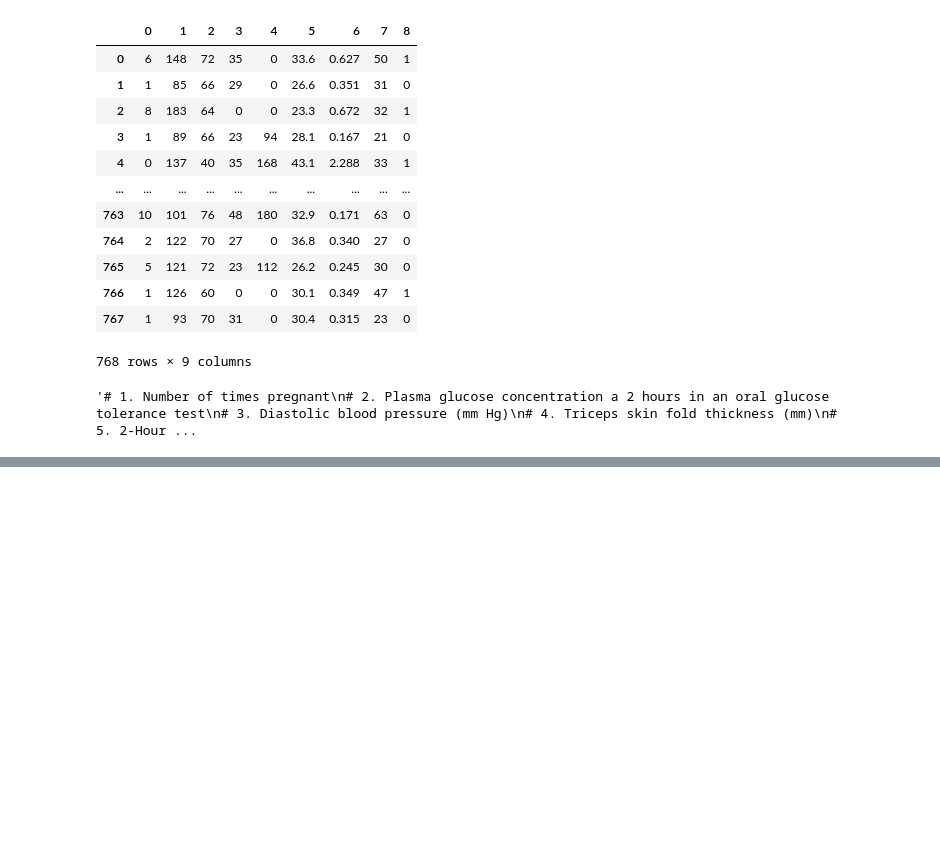
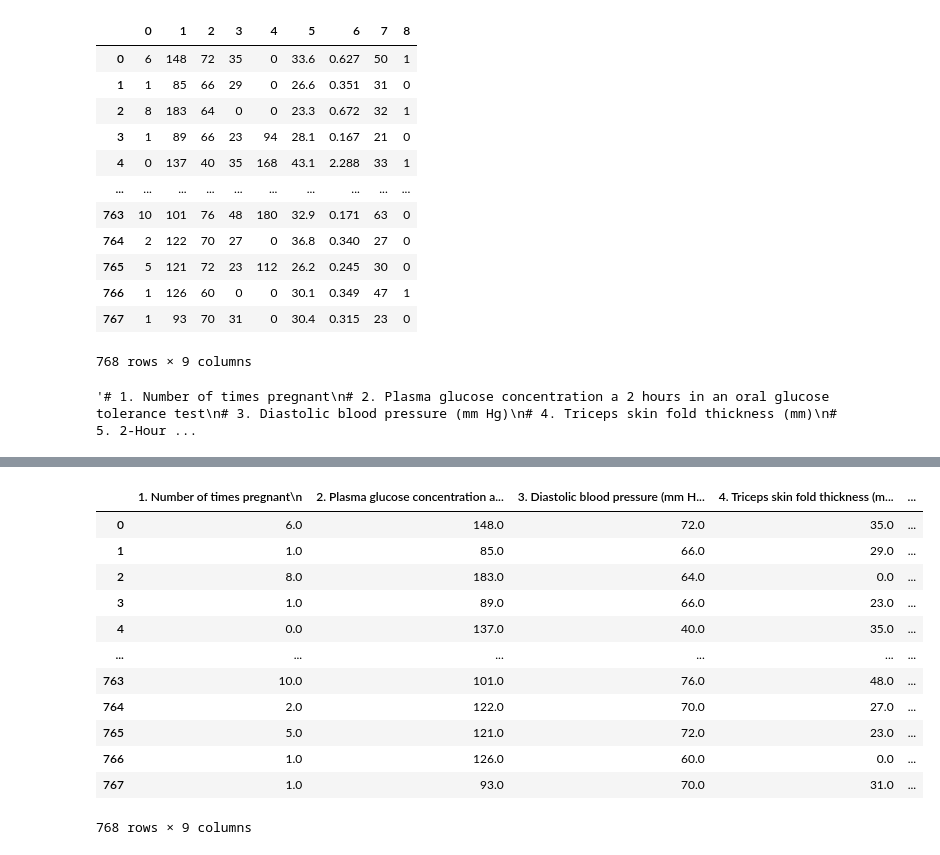
Before and after one commit to vvbshvv/machine-learining, a Jupyter notebook: 01.Intro/인디언복습.ipynb, the cells around one changed output, grey strips where cells are left out. Saved outputs shown, nothing was run; the diff lists cells and outputs as text; code cells hidden in the pictures; blank space fills up the shorter version.

```diff
--- a/01.Intro/인디언복습.ipynb
+++ b/01.Intro/인디언복습.ipynb
@@ -25,4 +25,7 @@ a
 # %% [output]
 '# 1. Number of times pregnant\n# 2. Plasma glucose concentration a 2 hours in an oral glucose tolerance test\n# 3. Diastolic blood pressure (mm Hg)\n# 4. Triceps skin fold thickness (mm)\n# 5. 2-Hour ...
 # %%
-# 1. Number of times pregnant\n# 2. Plasma glucose concentration a 2 hours in an oral glucose tolerance test\n# 3. Diastolic blood pressure (mm Hg)\n# 4. Triceps skin fold thickness (mm)\n# 5. 2-Hour serum insulin (mu U/ml)\n# 6. Body mass index (weight in kg/(height in m)^2)\n# 7. Diabetes pedigree function\n# 8. Age (years)\n# 9. Class variable (0 or 1)
+a = '# 1. Number of times pregnant\n# 2. Plasma glucose concentration a 2 hours in an oral glucose tolerance test\n# 3. Diastolic blood pressure (mm Hg)\n# 4. Triceps skin fold thickness (mm)\n# 5. 2-Hour serum insulin (mu U/ml)\n# 6. Body mass index (weight in kg/(height in m)^2)\n# 7. Diabetes pedigree function\n# 8. Age (years)\n# 9. Class variable (0 or 1)'
+# %%
+columns=a.split('# ')
+columns[1:]
@@ -28,0 +42,17 @@ a
+# %%
+df1 = pd.DataFrame(df.values, columns=columns[1:])
+df1
+# %% [output]
+|  | 1. Number of times pregnant\n | 2. Plasma glucose concentration a... | 3. Diastolic blood pressure (mm H... | 4. Triceps skin fold thickness (m... | ... |
+| 0 | 6.0 | 148.0 | 72.0 | 35.0 | ... |
+| 1 | 1.0 | 85.0 | 66.0 | 29.0 | ... |
+| 2 | 8.0 | 183.0 | 64.0 | 0.0 | ... |
+| 3 | 1.0 | 89.0 | 66.0 | 23.0 | ... |
+| 4 | 0.0 | 137.0 | 40.0 | 35.0 | ... |
+| ... | ... | ... | ... | ... | ... |
+| 763 | 10.0 | 101.0 | 76.0 | 48.0 | ... |
+| 764 | 2.0 | 122.0 | 70.0 | 27.0 | ... |
+| 765 | 5.0 | 121.0 | 72.0 | 23.0 | ... |
+| 766 | 1.0 | 126.0 | 60.0 | 0.0 | ... |
+| 767 | 1.0 | 93.0 | 70.0 | 31.0 | ... |
+768 rows × 9 columns
```
Also changed, not shown: parts of 14 cells of this notebook.
